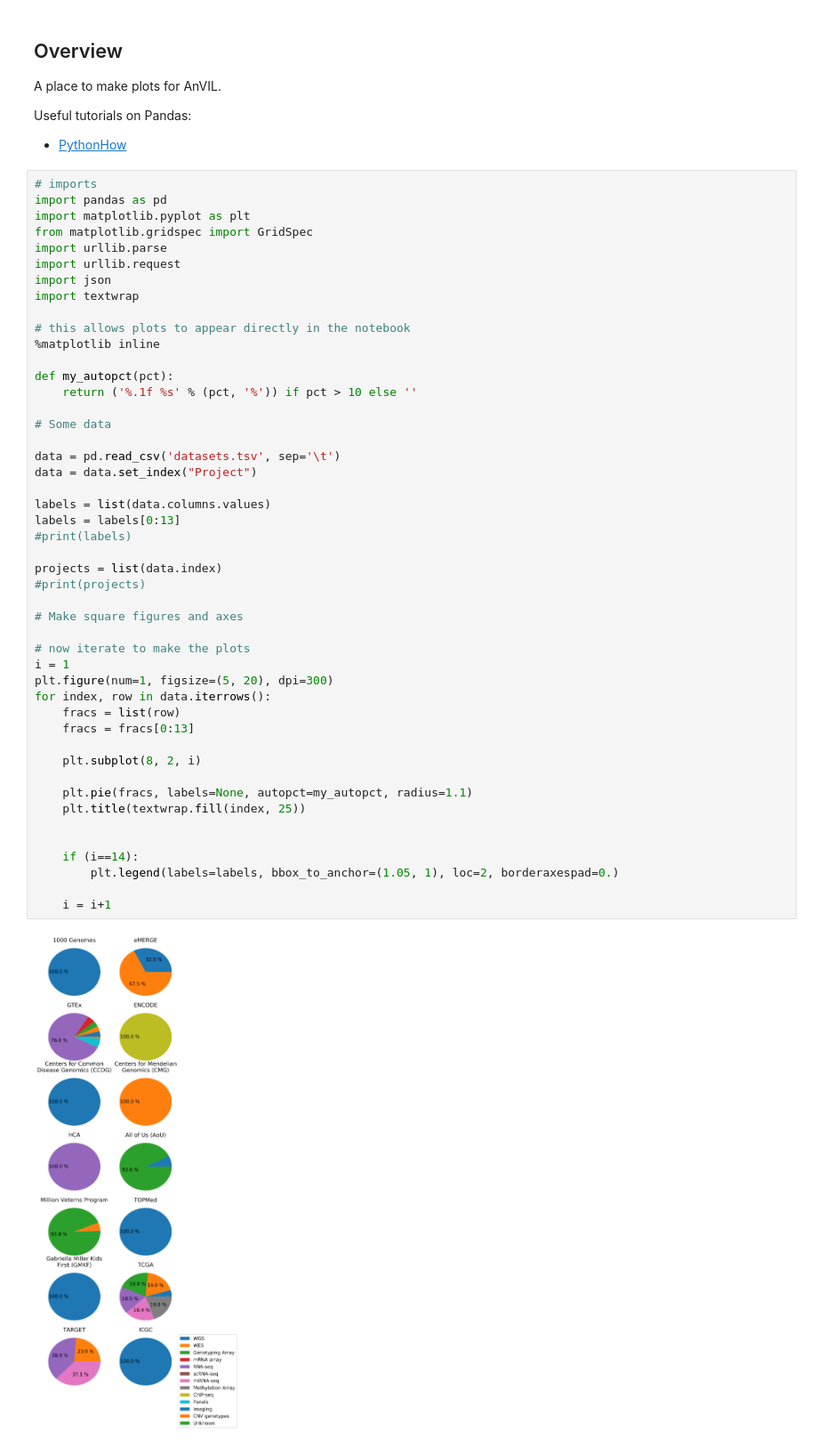
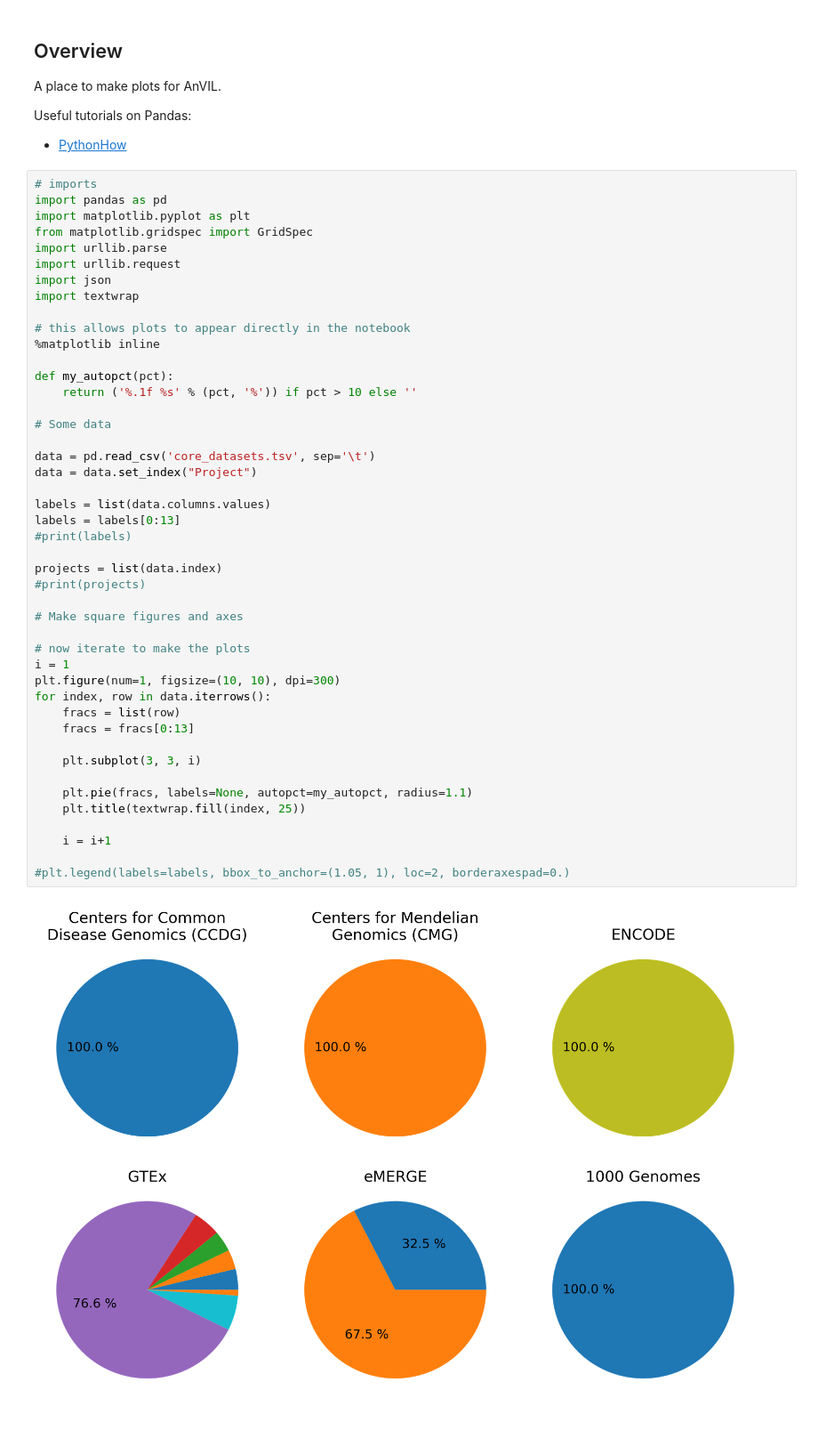
Before and after one commit to briandoconnor/my-sandbox, a Jupyter notebook: 20171014_charts_for_anvil_proposal/plots.ipynb, the cells around one changed output. Shown at 89% size. Saved outputs shown, nothing was run; the diff lists cells and outputs as text.

Commit message:
working on figures for the proposal

```diff
--- a/20171014_charts_for_anvil_proposal/plots.ipynb
+++ b/20171014_charts_for_anvil_proposal/plots.ipynb
@@ -27,38 +27,36 @@ import textwrap
 %matplotlib inline
 
 def my_autopct(pct):
     return ('%.1f %s' % (pct, '%')) if pct > 10 else ''
 
 # Some data
 
-data = pd.read_csv('datasets.tsv', sep='\t')
+data = pd.read_csv('core_datasets.tsv', sep='\t')
 data = data.set_index("Project")
 
 labels = list(data.columns.values)
 labels = labels[0:13]
 #print(labels)
 
 projects = list(data.index)
 #print(projects)
 
 # Make square figures and axes
 
 # now iterate to make the plots
 i = 1
-plt.figure(num=1, figsize=(5, 20), dpi=300)
+plt.figure(num=1, figsize=(10, 10), dpi=300)
 for index, row in data.iterrows():
     fracs = list(row)
     fracs = fracs[0:13]
 
-    plt.subplot(8, 2, i)
+    plt.subplot(3, 3, i)
 
     plt.pie(fracs, labels=None, autopct=my_autopct, radius=1.1)
     plt.title(textwrap.fill(index, 25))
 
+    i = i+1
 
-    if (i==14):
-        plt.legend(labels=labels, bbox_to_anchor=(1.05, 1), loc=2, borderaxespad=0.)
-
-    i = i+1
+#plt.legend(labels=labels, bbox_to_anchor=(1.05, 1), loc=2, borderaxespad=0.)
 # %% [output]
-[figure, old version]
+[figure, new version]
```
Also changed, not shown: parts of 3 cells of this notebook, 2 other files.
